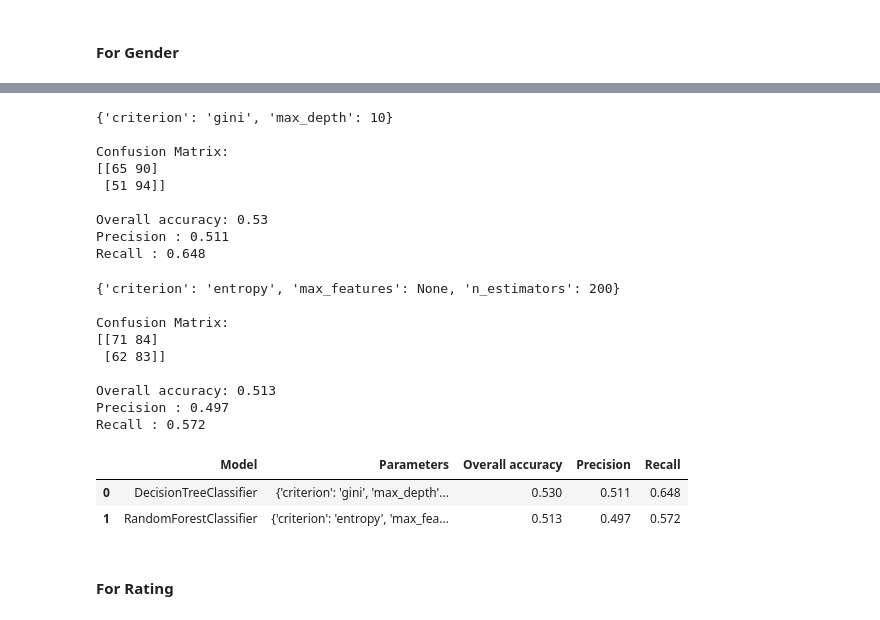
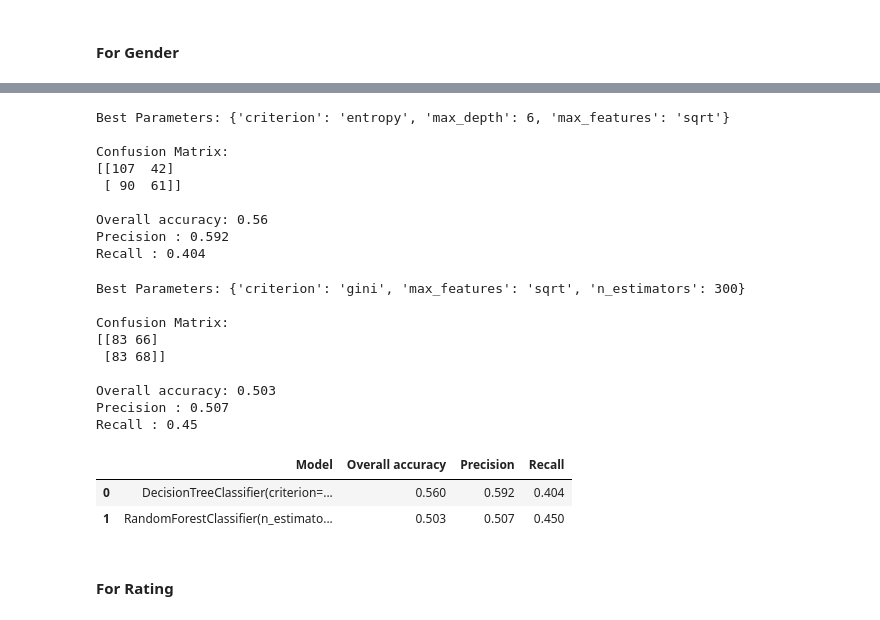
Before and after one commit to waitasecant/CMI-HW, a Jupyter notebook: DMML/Assignment 1/task2.ipynb, the cells around one changed output, grey strips where cells are left out. Drawn from its saved outputs; the diff is of its cells as text; code cells hidden in the pictures.

```diff
--- a/DMML/Assignment 1/task2.ipynb
+++ b/DMML/Assignment 1/task2.ipynb
@@ -95,75 +89,76 @@ X_train, X_test, y_train, y_test = train_test_split(
 # GridSearch Decision Tree Model
 # TN is {0,0}, FN is {1,0}, TP {1,1} and FP {0,1}
 
-clf1 = DecisionTreeClassifier(random_state = 1)
+clf1 = DecisionTreeClassifier(random_state = 0)
 params = {
     'criterion':['gini', 'entropy', 'log_loss'],
-    'max_depth':[3,4,5,6,7,8,9,10]
+    'max_depth':[4,6,8,10,15,20],
+     'max_features':['sqrt', 'log2']
 }
 newclf1 = GridSearchCV(clf1, params, cv=5, n_jobs=-1)
 newclf1.fit(X_train, y_train)
 y_pred = newclf1.predict(X_test)
-newconfmat = confusion_matrix(y_test, y_pred)
-print(newclf1.best_params_,'\n')
-print(f'Confusion Matrix:\n{newconfmat}\n')
+confmat = confusion_matrix(y_test, y_pred)
+print(f'Best Parameters: {newclf1.best_params_}\n')
+print(f'Confusion Matrix:\n{confmat}\n')
 
-tn, fp, fn, tp = newconfmat.ravel()
+tn, fp, fn, tp = confmat.ravel()
 precision1 = round(tp/(tp+fp),3)
 recall1 = round(tp/(tp+fn),3)
 accuracy1= round((tp+tn)/(tp+tn+fp+fn),3)
 print(f'Overall accuracy: {accuracy1}\nPrecision : {precision1}\nRecall : {recall1}')
 # %% [output]
-{'criterion': 'gini', 'max_depth': 10}
+Best Parameters: {'criterion': 'entropy', 'max_depth': 6, 'max_features': 'sqrt'}
 
 Confusion Matrix:
-[[65 90]
- [51 94]]
+[[107  42]
+ [ 90  61]]
 
-Overall accuracy: 0.53
-Precision : 0.511
-Recall : 0.648
+Overall accuracy: 0.56
+Precision : 0.592
+Recall : 0.404
 # %%
 # GridSearch Random Forest Model
 # TN is {0,0}, FN is {1,0}, TP {1,1} and FP {0,1}
 
-clf2 = RandomForestClassifier(random_state = 680)
+clf2 = RandomForestClassifier(n_jobs = -1, random_state = 0)
 params = {
-    'n_estimators':[50,100,200,500],
+    'n_estimators':[50,100,200,300,400,500],
     'criterion':['gini', 'entropy', 'log_loss'],
-    'max_features':['sqrt', 'log2', None]
+    'max_features':['sqrt', 'log2']
 }
 newclf2 = GridSearchCV(clf2, params, cv=5, n_jobs=-1)
 newclf2.fit(X_train, y_train)
 y_pred = newclf2.predict(X_test)
-newconfmat = confusion_matrix(y_test, y_pred)
-print(newclf2.best_params_,'\n')
-print(f'Confusion Matrix:\n{newconfmat}\n')
+confmat = confusion_matrix(y_test, y_pred)
+print(f'Best Parameters: {newclf2.best_params_}\n')
+print(f'Confusion Matrix:\n{confmat}\n')
 
-tn, fp, fn, tp = newconfmat.ravel()
+tn, fp, fn, tp = confmat.ravel()
 precision2 = round(tp/(tp+fp),3)
 recall2 = round(tp/(tp+fn),3)
 accuracy2= round((tp+tn)/(tp+tn+fp+fn),3)
 print(f'Overall accuracy: {accuracy2}\nPrecision : {precision2}\nRecall : {recall2}')
 # %% [output]
-{'criterion': 'entropy', 'max_features': None, 'n_estimators': 200}
+Best Parameters: {'criterion': 'gini', 'max_features': 'sqrt', 'n_estimators': 300}
 
 Confusion Matrix:
-[[71 84]
- [62 83]]
+[[83 66]
+ [83 68]]
 
-Overall accuracy: 0.513
-Precision : 0.497
-Recall : 0.572
+Overall accuracy: 0.503
+Precision : 0.507
+Recall : 0.45
 # %%
-data1 = [['DecisionTreeClassifier', newclf1.best_params_, accuracy1, precision1, recall1],
-        ['RandomForestClassifier', newclf2.best_params_, accuracy2, precision2, recall2]]
+data1 = [[str(newclf1.best_estimator_), accuracy1, precision1, recall1],
+        [str(newclf2.best_estimator_), accuracy2, precision2, recall2]]
 # %%
-report1 = pd.DataFrame(data1, columns= ['Model', 'Parameters', 'Overall accuracy', 'Precision', 'Recall'])
+report1 = pd.DataFrame(data1, columns= ['Model', 'Overall accuracy', 'Precision', 'Recall'])
 report1
 # %% [output]
-|  | Model | Parameters | Overall accuracy | Precision | Recall |
-| 0 | DecisionTreeClassifier | {'criterion': 'gini', 'max_depth'... | 0.530 | 0.511 | 0.648 |
-| 1 | RandomForestClassifier | {'criterion': 'entropy', 'max_fea... | 0.513 | 0.497 | 0.572 |
+|  | Model | Overall accuracy | Precision | Recall |
+| 0 | DecisionTreeClassifier(criterion=... | 0.560 | 0.592 | 0.404 |
+| 1 | RandomForestClassifier(n_estimato... | 0.503 | 0.507 | 0.450 |
 # %% [markdown]
 #### For Rating
 # %%
```
Also changed, not shown: parts of 13 cells of this notebook, 2 other files.
